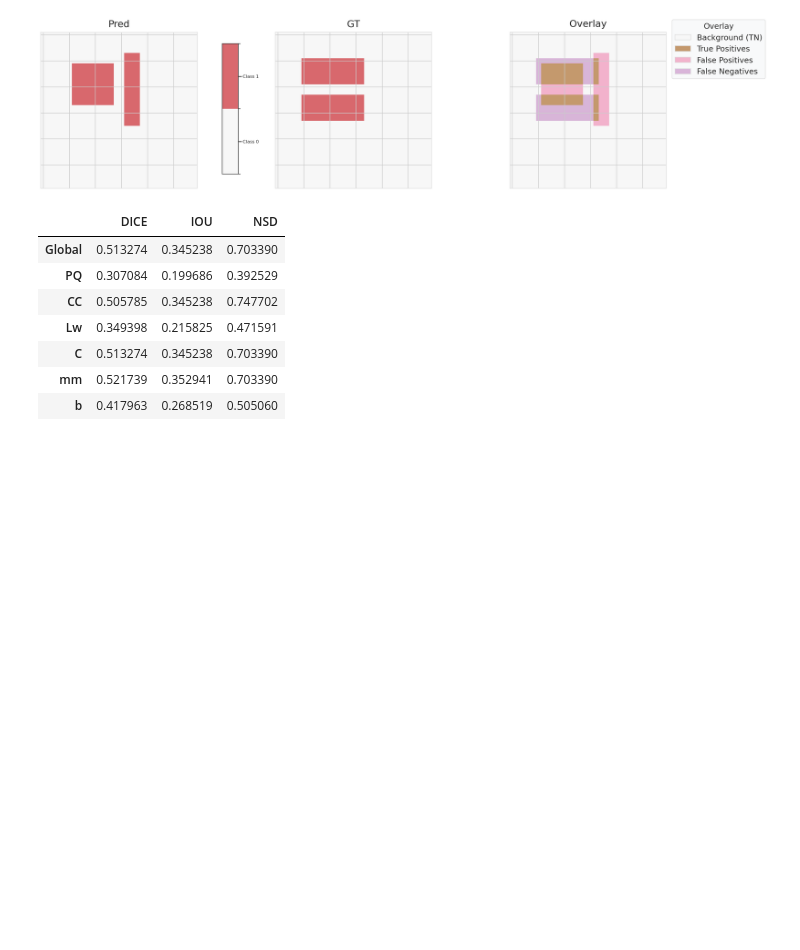
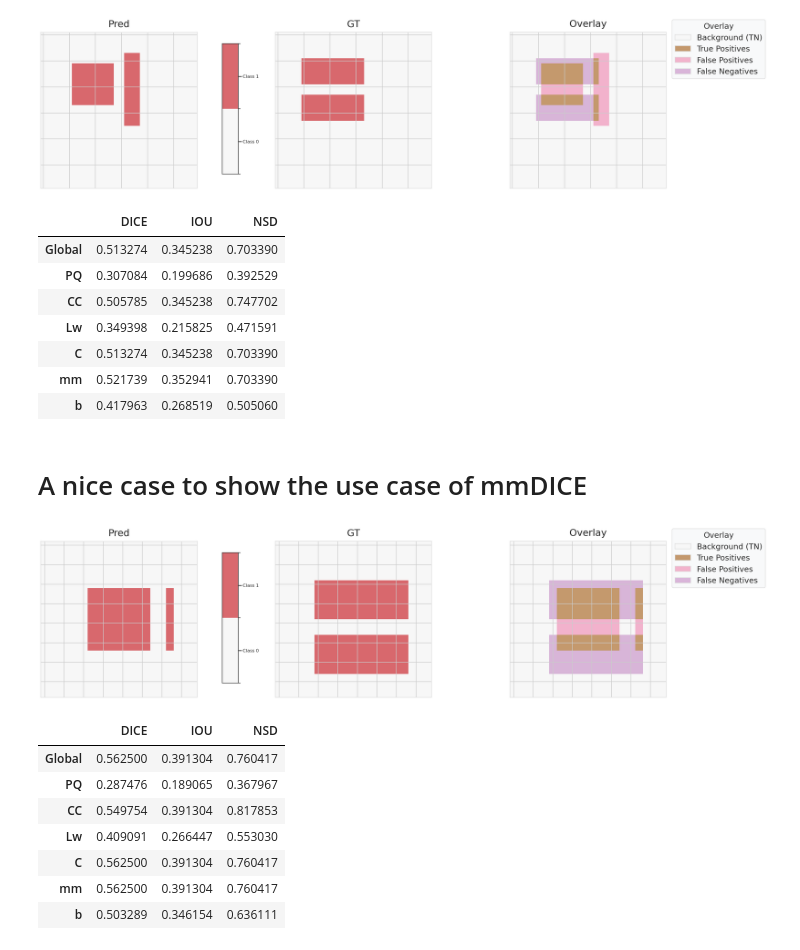
Before and after one commit to aymuos15/InstaMatch, a Jupyter notebook: unittest.ipynb, the cells around one changed output. Cells and saved outputs as stored; diff of their text form; code cells hidden in the pictures; blank space fills up the shorter version.

Commit message:
fix mmDICE | Update test.ipynb with case to highlight mmdice (this needs to be shifted to elsewhere later)

```diff
--- a/unittest.ipynb
+++ b/unittest.ipynb
@@ -490,3 +490,33 @@ score_list(pred, gt)
 | C | 0.513274 | 0.345238 | 0.703390 |
 | mm | 0.521739 | 0.352941 | 0.703390 |
 | b | 0.417963 | 0.268519 | 0.505060 |
+# %% [markdown]
+# A nice case to show the use case of mmDICE
+# %%
+# Sample Data with binary classes only
+pred = torch.zeros((20, 20)).cuda()
+gt = torch.zeros((20, 20)).cuda()
+
+# Main GT
+gt[5:10, 5:17] = 1
+gt[12:17, 5:17] = 1
+
+# Good Pred
+pred[6:14, 16:17] = 1
+
+# Good Pred
+pred[6:14, 6:14] = 1
+
+
+plot_case(pred, gt, num_classes=2)
+score_list(pred, gt)
+# %% [output]
+[figure, added]
+|  | DICE | IOU | NSD |
+| Global | 0.562500 | 0.391304 | 0.760417 |
+| PQ | 0.287476 | 0.189065 | 0.367967 |
+| CC | 0.549754 | 0.391304 | 0.817853 |
+| Lw | 0.409091 | 0.266447 | 0.553030 |
+| C | 0.562500 | 0.391304 | 0.760417 |
+| mm | 0.562500 | 0.391304 | 0.760417 |
+| b | 0.503289 | 0.346154 | 0.636111 |
```
Also changed, not shown: parts of 2 cells of this notebook, 2 other files.
